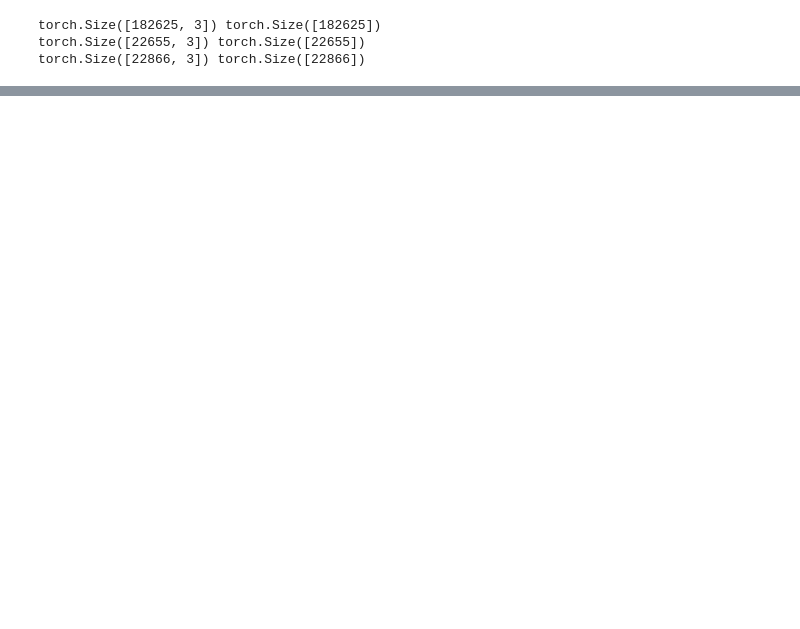
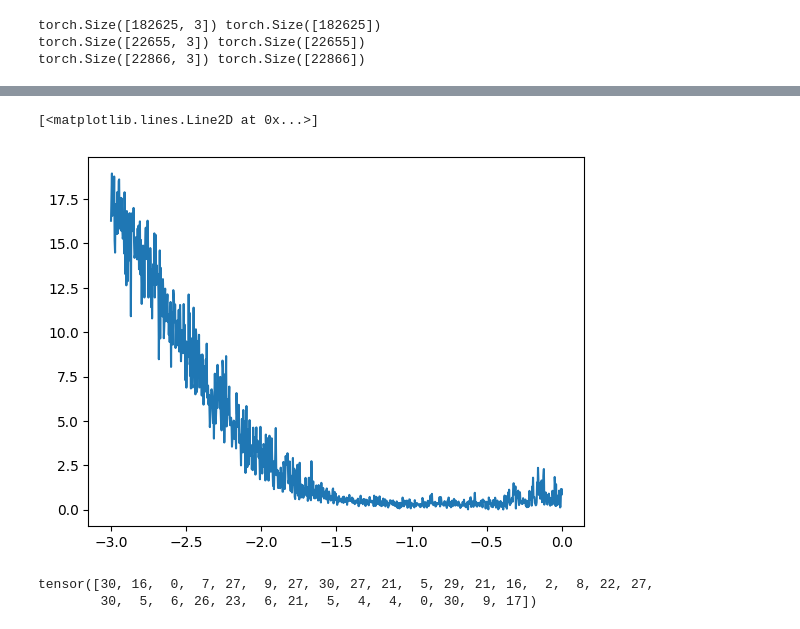
Before and after one commit to ameyaoka/-makemore-, a Jupyter notebook: makemore_MPL.ipynb, the cells around one changed output, grey strips where cells are left out. Cells and saved outputs as stored; diff of their text form; code cells hidden in the pictures; blank space fills up the shorter version.

```diff
--- a/makemore_MPL.ipynb
+++ b/makemore_MPL.ipynb
@@ -597,0 +601,4 @@ torch.Size([22866, 3]) torch.Size([22866])
+# %%
+lre = torch.linspace(-3,0,1000)
+lrs = 10**lre
+lrs
@@ -597,0 +623,28 @@ torch.Size([22866, 3]) torch.Size([22866])
+# %%
+lri = []
+lossi = []
+
+for i in range(1000):
+
+# mini batch .
+  ix = torch.randint(0,X.shape[0], (32,))
+# fordward pass
+  emb = C[X[ix]]
+  h = torch.tanh(emb.view(-1,6) @ W1 + b1 )
+  logits = h @ W2 +b2
+  loss = F.cross_entropy(logits ,Y[ix])
+  print(loss.item())
+# backward pass
+  for  p in parameters:
+    p.grad = None
+  loss.backward()
+
+# update
+  lr = lrs[i]
+  for p in parameters:
+    p.data += -lr * p.grad
+
+  lri.append(lre[i])
+  lossi.append(loss.item())
+
+print(loss.item())
@@ -597,0 +671,10 @@ torch.Size([22866, 3]) torch.Size([22866])
+# %%
+plt.plot(lri,lossi)
+# %% [output]
+[<matplotlib.lines.Line2D at 0x...>]
+[figure, added]
+# %%
+torch.randint(0, X.shape[0],(32,))
+# %% [output]
+tensor([30, 16,  0,  7, 27,  9, 27, 30, 27, 21,  5, 29, 21, 16,  2,  8, 22, 27,
+        30,  5,  6, 26, 23,  6, 21,  5,  4,  4,  0, 30,  9, 17])
```
Also changed, not shown: parts of 15 cells of this notebook.
